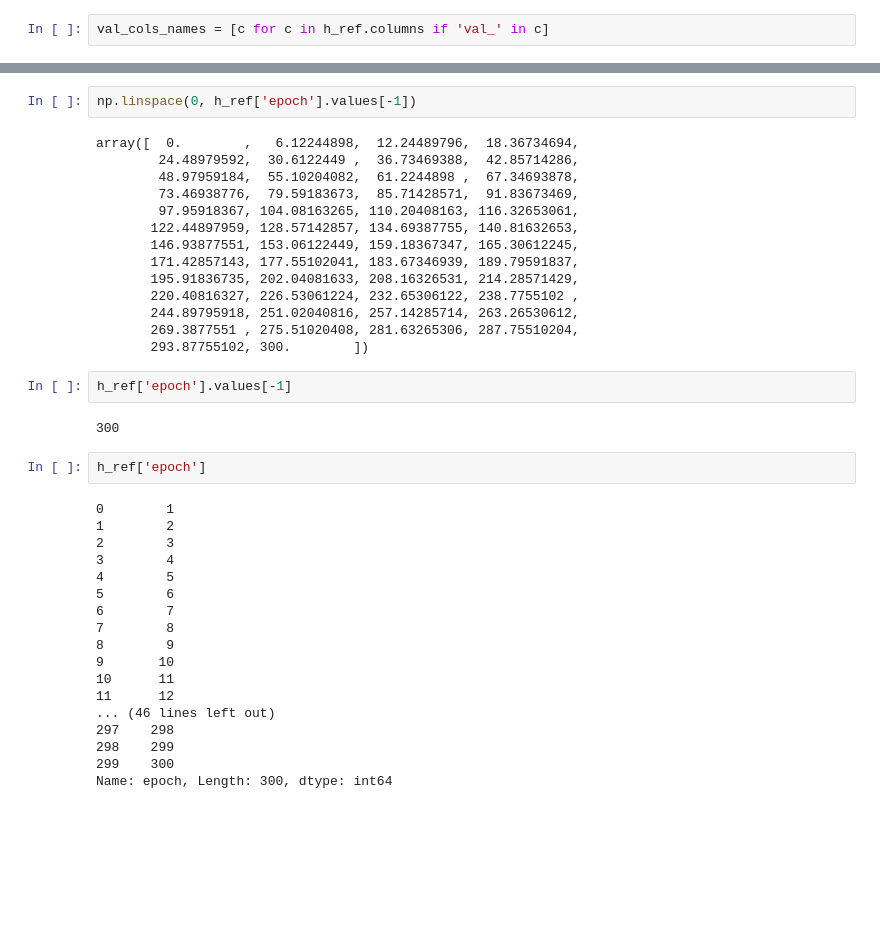
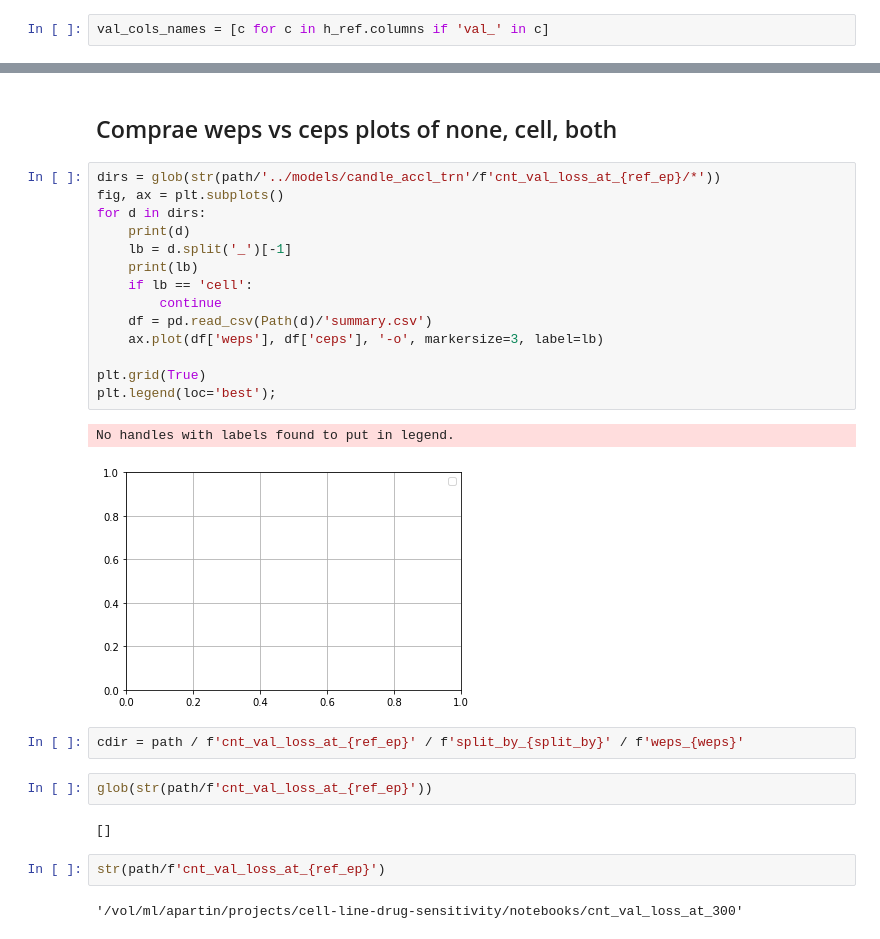
Before and after one commit to adpartin/pilot1, a Jupyter notebook: notebooks/top6_accl_trn.ipynb, the cells around one changed output, grey strips where cells are left out. Cells and saved outputs as stored; diff of their text form; blank space fills up the shorter version.

```diff
--- a/notebooks/top6_accl_trn.ipynb
+++ b/notebooks/top6_accl_trn.ipynb
@@ -294,40 +249,29 @@ array([0.01924879, 0.01924879, 0.01924879, 0.01924879, 0.01924879,
-# %%
-np.linspace(0, h_ref['epoch'].values[-1])
-# %% [output]
-array([  0.        ,   6.12244898,  12.24489796,  18.36734694,
-        24.48979592,  30.6122449 ,  36.73469388,  42.85714286,
-        48.97959184,  55.10204082,  61.2244898 ,  67.34693878,
-        73.46938776,  79.59183673,  85.71428571,  91.83673469,
-        97.95918367, 104.08163265, 110.20408163, 116.32653061,
-       122.44897959, 128.57142857, 134.69387755, 140.81632653,
-       146.93877551, 153.06122449, 159.18367347, 165.30612245,
-       171.42857143, 177.55102041, 183.67346939, 189.79591837,
-       195.91836735, 202.04081633, 208.16326531, 214.28571429,
-       220.40816327, 226.53061224, 232.65306122, 238.7755102 ,
-       244.89795918, 251.02040816, 257.14285714, 263.26530612,
-       269.3877551 , 275.51020408, 281.63265306, 287.75510204,
-       293.87755102, 300.        ])
-# %%
-h_ref['epoch'].values[-1]
-# %% [output]
-300
-# %%
-h_ref['epoch']
-# %% [output]
-0        1
-1        2
-2        3
-3        4
-4        5
-5        6
-6        7
-7        8
-8        9
-9       10
-10      11
-11      12
-... (46 lines left out)
-297    298
-298    299
-299    300
-Name: epoch, Length: 300, dtype: int64
+# %% [markdown]
+## Comprae weps vs ceps plots of none, cell, both
+# %%
+dirs = glob(str(path/'../models/candle_accl_trn'/f'cnt_val_loss_at_{ref_ep}/*'))
+fig, ax = plt.subplots()
+for d in dirs:
+    print(d)
+    lb = d.split('_')[-1]
+    print(lb)
+    if lb == 'cell':
+        continue
+    df = pd.read_csv(Path(d)/'summary.csv')
+    ax.plot(df['weps'], df['ceps'], '-o', markersize=3, label=lb)
+
+plt.grid(True)
+plt.legend(loc='best');
+# %% [output]
+No handles with labels found to put in legend.
+[figure, added]
+# %%
+cdir = path / f'cnt_val_loss_at_{ref_ep}' / f'split_by_{split_by}' / f'weps_{weps}'
+# %%
+glob(str(path/f'cnt_val_loss_at_{ref_ep}'))
+# %% [output]
+[]
+# %%
+str(path/f'cnt_val_loss_at_{ref_ep}')
+# %% [output]
+'/vol/ml/apartin/projects/cell-line-drug-sensitivity/notebooks/cnt_val_loss_at_300'
```
Also changed, not shown: parts of 25 cells of this notebook, 6 other files.
